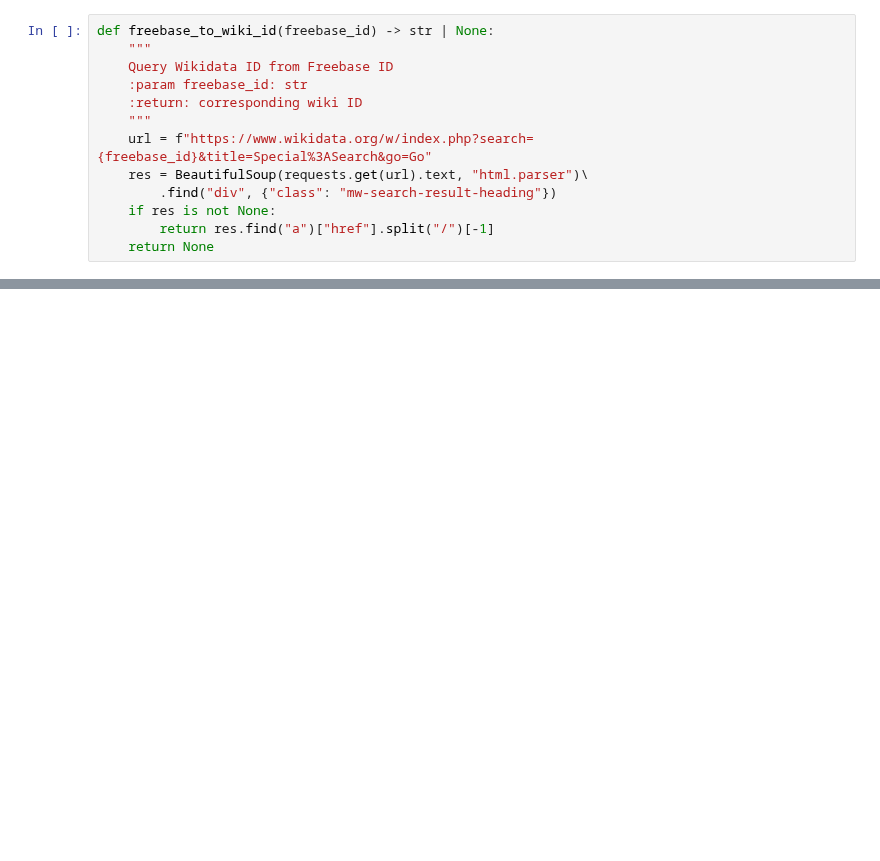
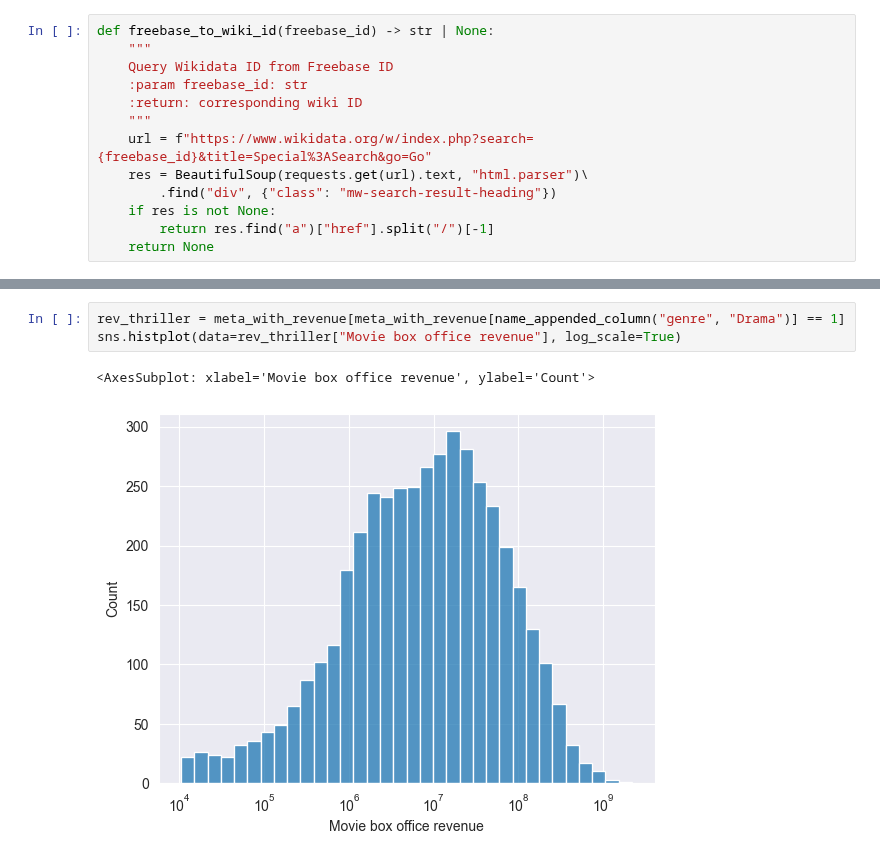
Before and after one commit to epfl-ada/ada-2022-project-pythonistrash, a Jupyter notebook: src/metadata_analysis.ipynb, the cells around one changed output, grey strips where cells are left out. Drawn from its saved outputs; the diff is of its cells as text; blank space fills up the shorter version.

```diff
--- a/src/metadata_analysis.ipynb
+++ b/src/metadata_analysis.ipynb
@@ -336,0 +383,6 @@ def parse_summaries(file: str) -> BeautifulSoup:
+# %%
+rev_thriller = meta_with_revenue[meta_with_revenue[name_appended_column("genre", "Drama")] == 1]
+sns.histplot(data=rev_thriller["Movie box office revenue"], log_scale=True)
+# %% [output]
+<AxesSubplot: xlabel='Movie box office revenue', ylabel='Count'>
+[figure, added]
```
Also changed, not shown: parts of 13 cells of this notebook.
